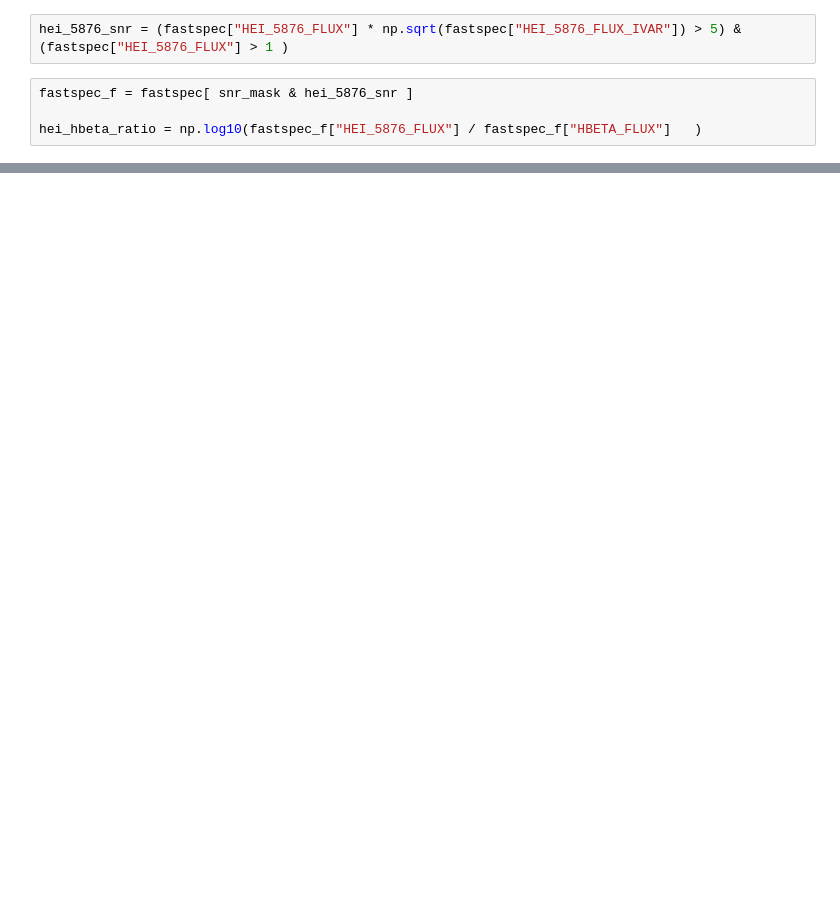
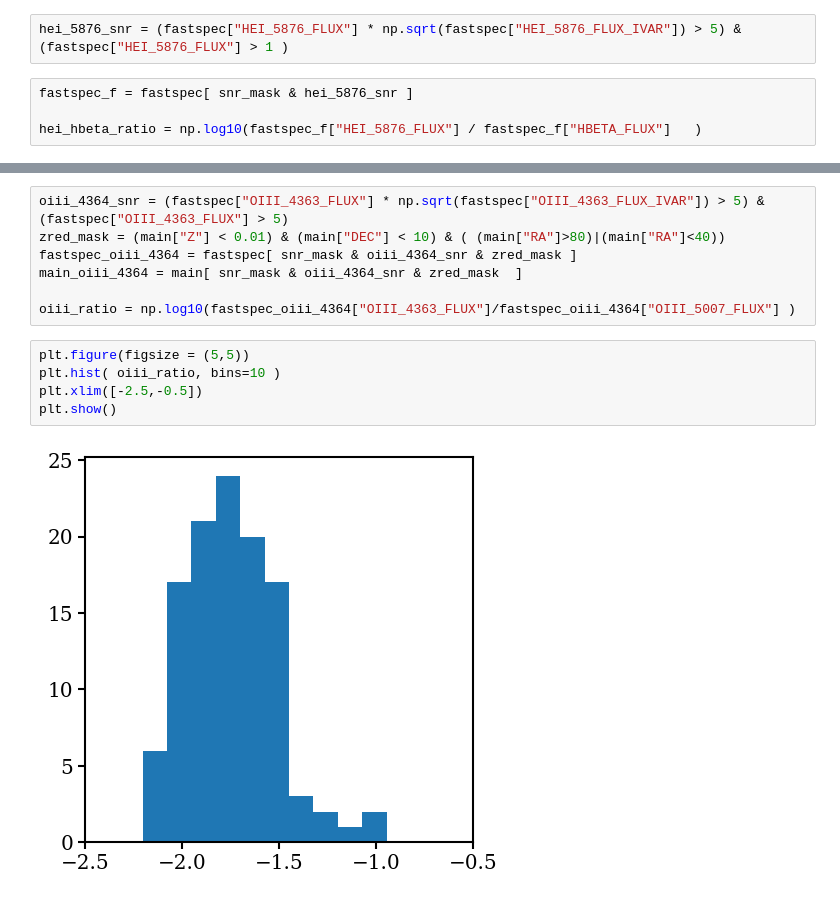
Before and after one commit to virajvman/desi_dwarfs, a Jupyter notebook: tutorial/01_Introduction.ipynb, the cells around one changed output, grey strips where cells are left out. Saved outputs shown, nothing was run; the diff lists cells and outputs as text; blank space fills up the shorter version.

```diff
--- a/tutorial/01_Introduction.ipynb
+++ b/tutorial/01_Introduction.ipynb
@@ -250,0 +261,14 @@ plt.show()
+# %%
+oiii_4364_snr = (fastspec["OIII_4363_FLUX"] * np.sqrt(fastspec["OIII_4363_FLUX_IVAR"]) > 5) & (fastspec["OIII_4363_FLUX"] > 5)
+zred_mask = (main["Z"] < 0.01) & (main["DEC"] < 10) & ( (main["RA"]>80)|(main["RA"]<40))
+fastspec_oiii_4364 = fastspec[ snr_mask & oiii_4364_snr & zred_mask ]
+main_oiii_4364 = main[ snr_mask & oiii_4364_snr & zred_mask  ]
+
+oiii_ratio = np.log10(fastspec_oiii_4364["OIII_4363_FLUX"]/fastspec_oiii_4364["OIII_5007_FLUX"] )
+# %%
+plt.figure(figsize = (5,5))
+plt.hist( oiii_ratio, bins=10 )
+plt.xlim([-2.5,-0.5])
+plt.show()
+# %% [output]
+[figure, added]
```
Also changed, not shown: parts of 27 cells of this notebook, 14 other files.
